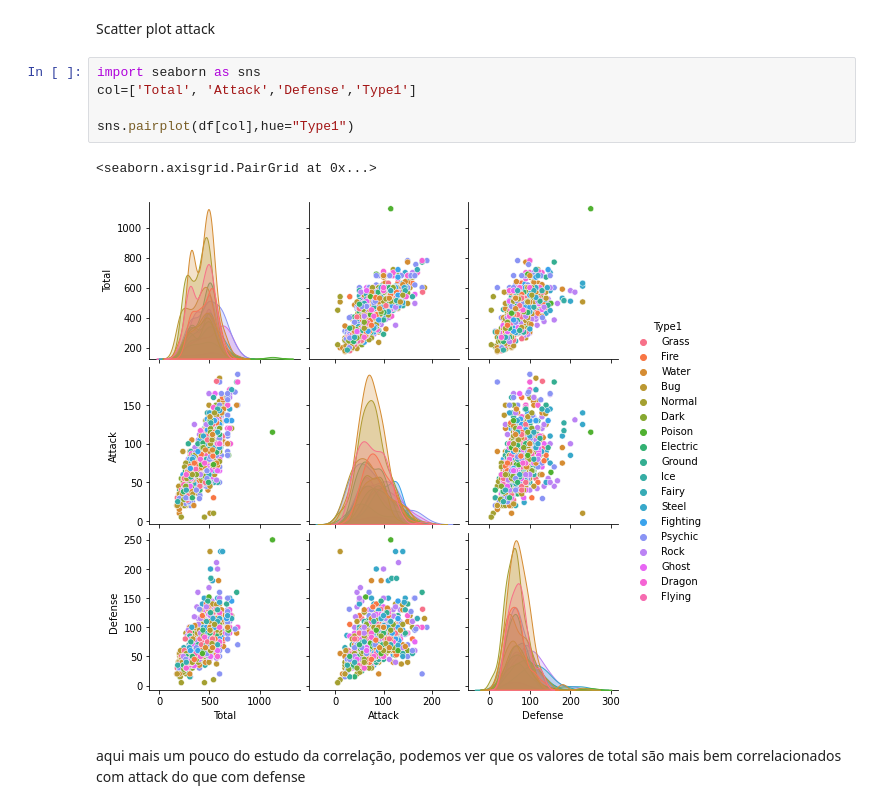
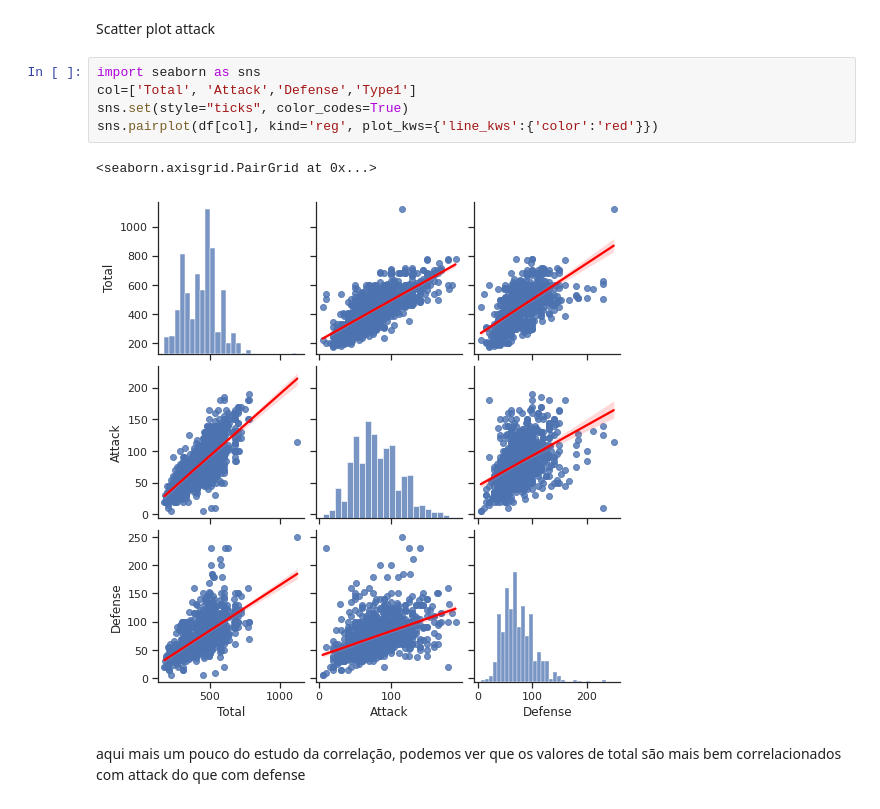
Before and after one commit to RafaelMoraesCruz/Estudo-dataSet-Pokemon--p-s-, a Jupyter notebook: rgmc.ipynb, the cells around one changed output. Drawn from its saved outputs; the diff is of its cells as text.

```diff
--- a/rgmc.ipynb
+++ b/rgmc.ipynb
@@ -397,11 +412,11 @@ Scatter plot attack
 # %%
 import seaborn as sns
 col=['Total', 'Attack','Defense','Type1']
-
-sns.pairplot(df[col],hue="Type1")
+sns.set(style="ticks", color_codes=True)
+sns.pairplot(df[col], kind='reg', plot_kws={'line_kws':{'color':'red'}})
 # %% [output]
 <seaborn.axisgrid.PairGrid at 0x...>
-[figure, old version]
+[figure, new version]
 # %% [markdown]
 aqui mais um pouco do estudo da correlação, podemos ver que os valores de total são mais bem correlacionados com attack do que com defense
 # %% [markdown]
```
Also changed, not shown: parts of 16 cells of this notebook.
